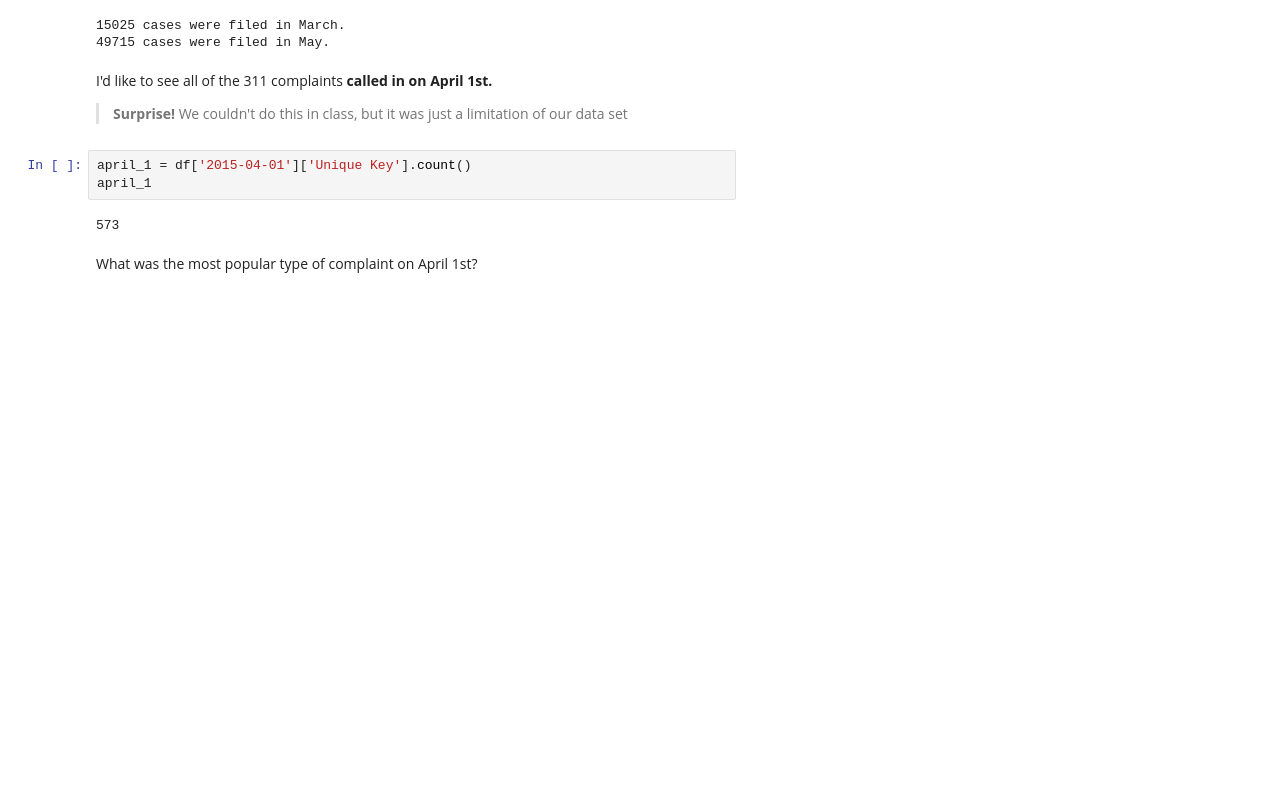
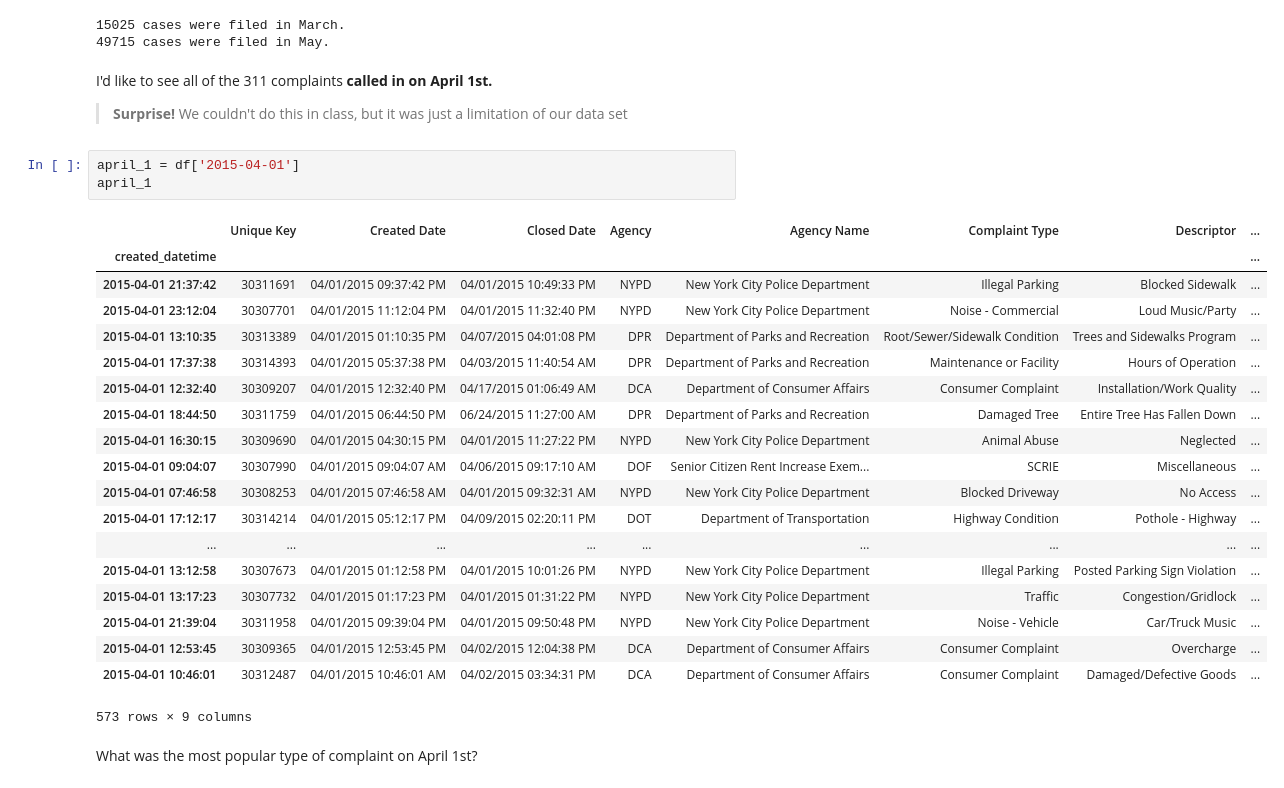
Before and after one commit to palrogg/foundations-homework, a Jupyter notebook: 13/Homework13_Ronga.ipynb, the cells around one changed output. Saved outputs shown, nothing was run; the diff lists cells and outputs as text; blank space fills up the shorter version.

```diff
--- a/13/Homework13_Ronga.ipynb
+++ b/13/Homework13_Ronga.ipynb
@@ -96,10 +96,28 @@ I'd like to see all of the 311 complaints **called in on April 1st.**
 
 > **Surprise!** We couldn't do this in class, but it was just a limitation of our data set
 # %%
-april_1 = df['2015-04-01']['Unique Key'].count()
+april_1 = df['2015-04-01']
 april_1
 # %% [output]
+|  | Unique Key | Created Date | Closed Date | Agency | Agency Name | Complaint Type | Descriptor | ... |
+| created_datetime |  |  |  |  |  |  |  | ... |
+| 2015-04-01 21:37:42 | 30311691 | 04/01/2015 09:37:42 PM | 04/01/2015 10:49:33 PM | NYPD | New York City Police Department | Illegal Parking | Blocked Sidewalk | ... |
+| 2015-04-01 23:12:04 | 30307701 | 04/01/2015 11:12:04 PM | 04/01/2015 11:32:40 PM | NYPD | New York City Police Department | Noise - Commercial | Loud Music/Party | ... |
+| 2015-04-01 13:10:35 | 30313389 | 04/01/2015 01:10:35 PM | 04/07/2015 04:01:08 PM | DPR | Department of Parks and Recreation | Root/Sewer/Sidewalk Condition | Trees and Sidewalks Program | ... |
+| 2015-04-01 17:37:38 | 30314393 | 04/01/2015 05:37:38 PM | 04/03/2015 11:40:54 AM | DPR | Department of Parks and Recreation | Maintenance or Facility | Hours of Operation | ... |
+| 2015-04-01 12:32:40 | 30309207 | 04/01/2015 12:32:40 PM | 04/17/2015 01:06:49 AM | DCA | Department of Consumer Affairs | Consumer Complaint | Installation/Work Quality | ... |
+| 2015-04-01 18:44:50 | 30311759 | 04/01/2015 06:44:50 PM | 06/24/2015 11:27:00 AM | DPR | Department of Parks and Recreation | Damaged Tree | Entire Tree Has Fallen Down | ... |
+| 2015-04-01 16:30:15 | 30309690 | 04/01/2015 04:30:15 PM | 04/01/2015 11:27:22 PM | NYPD | New York City Police Department | Animal Abuse | Neglected | ... |
+| 2015-04-01 09:04:07 | 30307990 | 04/01/2015 09:04:07 AM | 04/06/2015 09:17:10 AM | DOF | Senior Citizen Rent Increase Exem... | SCRIE | Miscellaneous | ... |
+| 2015-04-01 07:46:58 | 30308253 | 04/01/2015 07:46:58 AM | 04/01/2015 09:32:31 AM | NYPD | New York City Police Department | Blocked Driveway | No Access | ... |
+| 2015-04-01 17:12:17 | 30314214 | 04/01/2015 05:12:17 PM | 04/09/2015 02:20:11 PM | DOT | Department of Transportation | Highway Condition | Pothole - Highway | ... |
+| ... | ... | ... | ... | ... | ... | ... | ... | ... |
+| 2015-04-01 13:12:58 | 30307673 | 04/01/2015 01:12:58 PM | 04/01/2015 10:01:26 PM | NYPD | New York City Police Department | Illegal Parking | Posted Parking Sign Violation | ... |
+| 2015-04-01 13:17:23 | 30307732 | 04/01/2015 01:17:23 PM | 04/01/2015 01:31:22 PM | NYPD | New York City Police Department | Traffic | Congestion/Gridlock | ... |
+| 2015-04-01 21:39:04 | 30311958 | 04/01/2015 09:39:04 PM | 04/01/2015 09:50:48 PM | NYPD | New York City Police Department | Noise - Vehicle | Car/Truck Music | ... |
+| 2015-04-01 12:53:45 | 30309365 | 04/01/2015 12:53:45 PM | 04/02/2015 12:04:38 PM | DCA | Department of Consumer Affairs | Consumer Complaint | Overcharge | ... |
+| 2015-04-01 10:46:01 | 30312487 | 04/01/2015 10:46:01 AM | 04/02/2015 03:34:31 PM | DCA | Department of Consumer Affairs | Consumer Complaint | Damaged/Defective Goods | ... |
-573
+573 rows × 9 columns
 # %% [markdown]
 What was the most popular type of complaint on April 1st?
 # %% [markdown]
```
Also changed, not shown: parts of 6 cells of this notebook.
